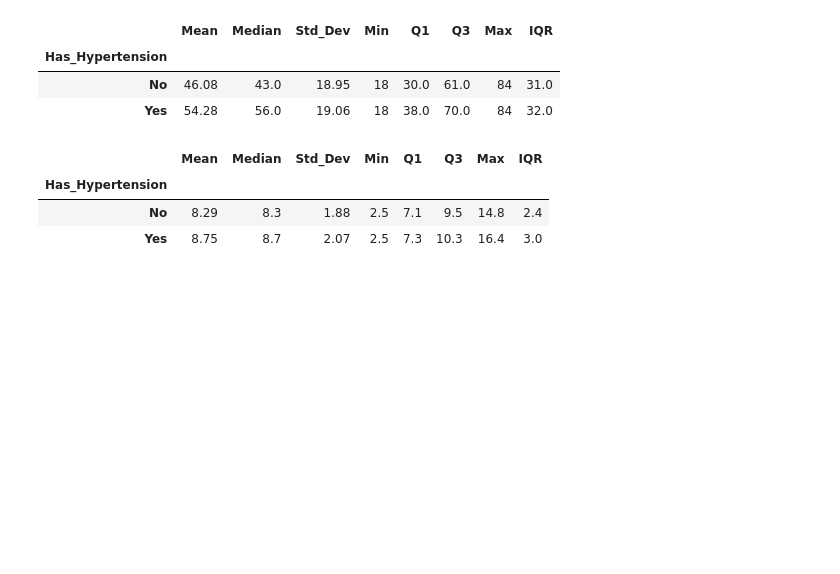
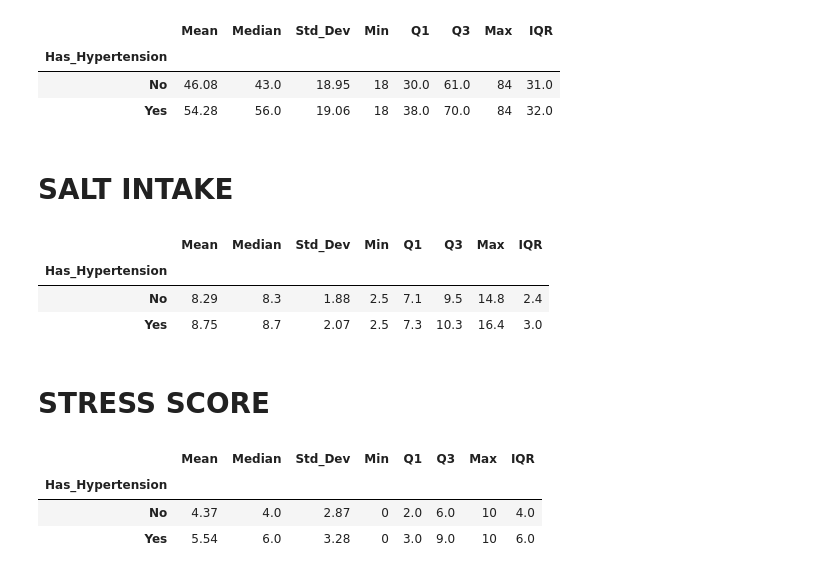
Before and after one commit to edwinomorowa33-Geek/MACHINE_LEARNING_MODEL, a Jupyter notebook: Hypertension/Data-Analysis.ipynb, the cells around one changed output. Drawn from its saved outputs; the diff is of its cells as text; code cells hidden in the pictures; blank space fills up the shorter version.

Commit message:
a more further effect o the statistical testing

```diff
--- a/Hypertension/Data-Analysis.ipynb
+++ b/Hypertension/Data-Analysis.ipynb
@@ -146,6 +127,8 @@ age_summary
 | Has_Hypertension |  |  |  |  |  |  |  |  |
 | No | 46.08 | 43.0 | 18.95 | 18 | 30.0 | 61.0 | 84 | 31.0 |
 | Yes | 54.28 | 56.0 | 19.06 | 18 | 38.0 | 70.0 | 84 | 32.0 |
+# %% [markdown]
+# SALT INTAKE
 # %%
 
 # Calculate average salt intake by hypertension status
@@ -218,3 +201,5 @@ salt_summary
 | Has_Hypertension |  |  |  |  |  |  |  |  |
 | No | 8.29 | 8.3 | 1.88 | 2.5 | 7.1 | 9.5 | 14.8 | 2.4 |
 | Yes | 8.75 | 8.7 | 2.07 | 2.5 | 7.3 | 10.3 | 16.4 | 3.0 |
+# %% [markdown]
+# STRESS SCORE
@@ -220,0 +249,28 @@ salt_summary
+# %%
+# Summary statistics for Stress Score by hypertension status
+stress_summary = (
+    data
+    .groupby("Has_Hypertension")["Stress_Score"]
+    .agg(
+        Mean="mean",
+        Median="median",
+        Std_Dev="std",
+        Min="min",
+        Q1=lambda x: x.quantile(0.25),
+        Q3=lambda x: x.quantile(0.75),
+        Max="max"
+    )
+)
+
+# Add Interquartile Range (IQR)
+stress_summary["IQR"] = stress_summary["Q3"] - stress_summary["Q1"]
+
+# Round for presentation
+stress_summary = stress_summary.round(2)
+
+stress_summary
+# %% [output]
+|  | Mean | Median | Std_Dev | Min | Q1 | Q3 | Max | IQR |
+| Has_Hypertension |  |  |  |  |  |  |  |  |
+| No | 4.37 | 4.0 | 2.87 | 0 | 2.0 | 6.0 | 10 | 4.0 |
+| Yes | 5.54 | 6.0 | 3.28 | 0 | 3.0 | 9.0 | 10 | 6.0 |
```
Also changed, not shown: parts of 2 cells of this notebook, 6 other files.
